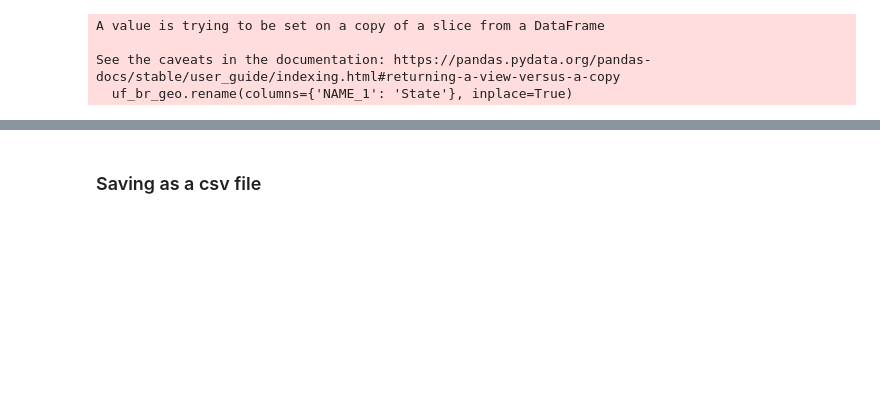
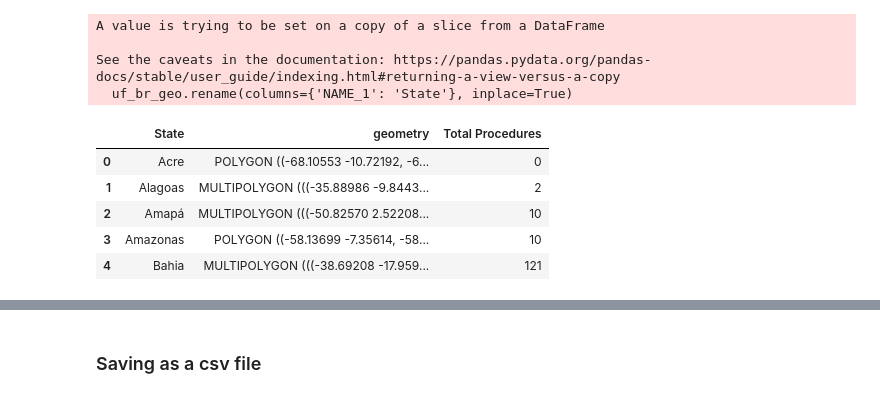
Before and after one commit to diegomattos1408/DataSUS-EDA-Python, a Jupyter notebook: tuberculose_022023.ipynb, the cells around one changed output, grey strips where cells are left out. Saved outputs shown, nothing was run; the diff lists cells and outputs as text; code cells hidden in the pictures; blank space fills up the shorter version.

```diff
--- a/tuberculose_022023.ipynb
+++ b/tuberculose_022023.ipynb
@@ -252,6 +254,15 @@ A value is trying to be set on a copy of a slice from a DataFrame
 
 See the caveats in the documentation: https://pandas.pydata.org/pandas-docs/stable/user_guide/indexing.html#returning-a-view-versus-a-copy
   uf_br_geo.rename(columns={'NAME_1': 'State'}, inplace=True)
+# %%
+merged_df.head()
+# %% [output]
+|  | State | geometry | Total Procedures |
+| 0 | Acre | POLYGON ((-68.10553 -10.72192, -6... | 0 |
+| 1 | Alagoas | MULTIPOLYGON (((-35.88986 -9.8443... | 2 |
+| 2 | Amapá | MULTIPOLYGON (((-50.82570 2.52208... | 10 |
+| 3 | Amazonas | POLYGON ((-58.13699 -7.35614, -58... | 10 |
+| 4 | Bahia | MULTIPOLYGON (((-38.69208 -17.959... | 121 |
 # %%
 # Iterate through each column (excluding non-numeric columns)
 for column in merged_df.columns:
```
Also changed, not shown: parts of 3 cells of this notebook, 3 other files.
